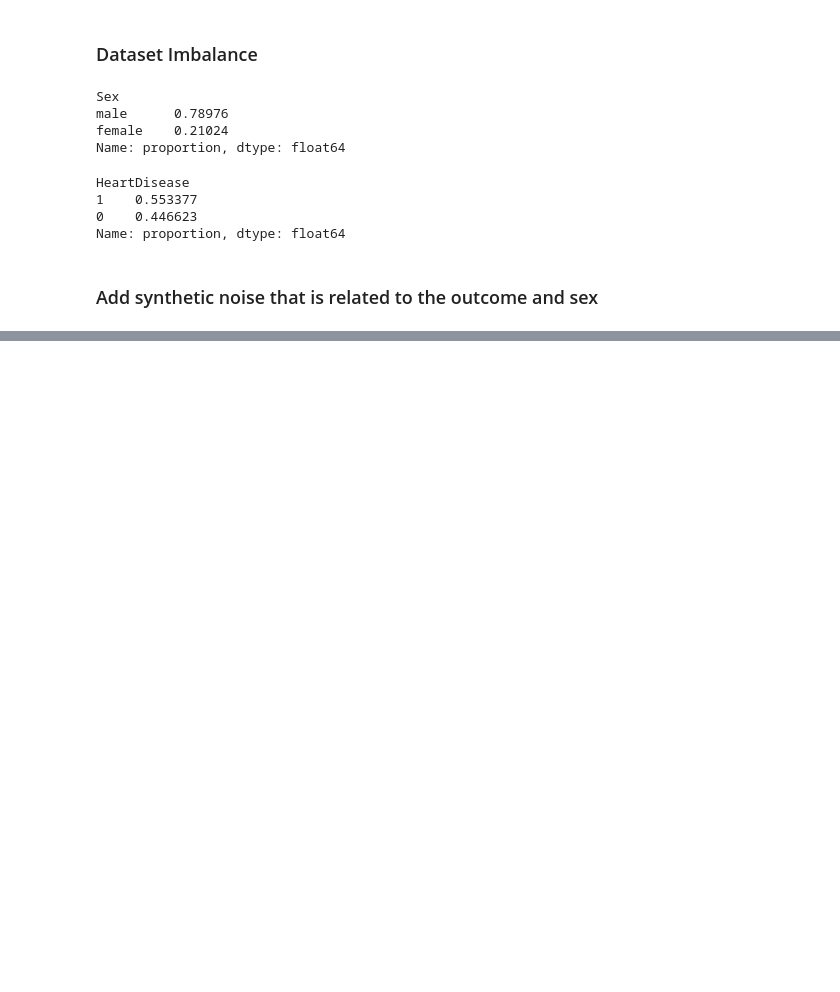
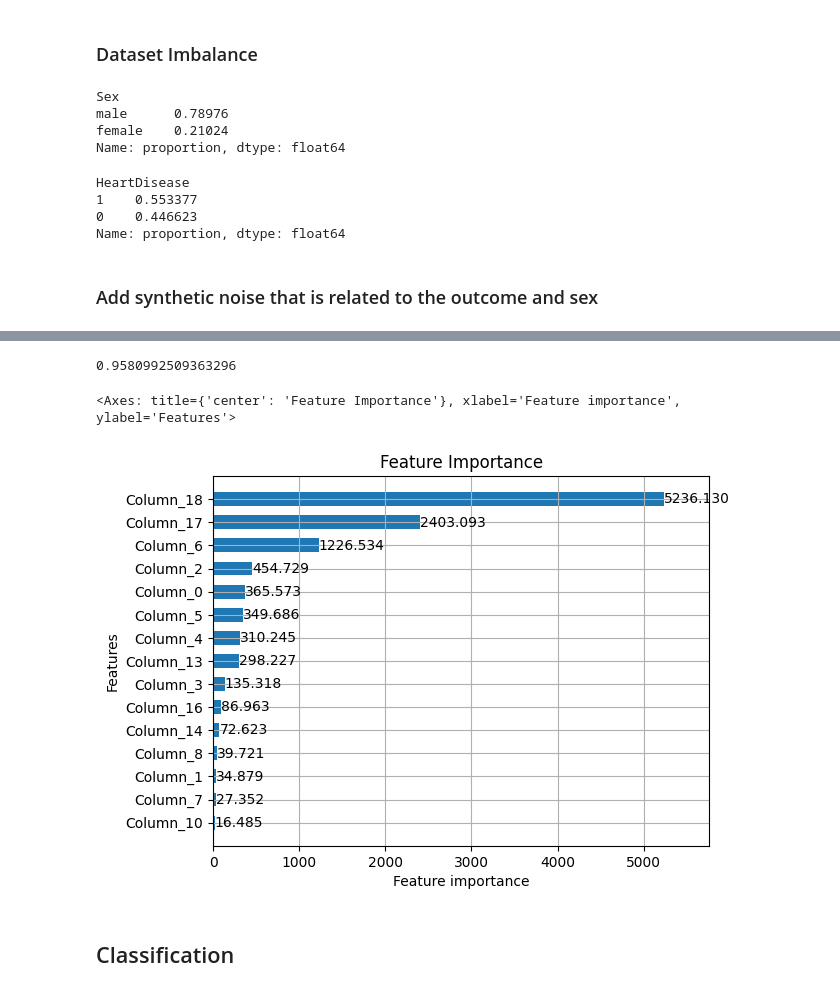
Before and after one commit to XueningD65/TriageAssist, a Jupyter notebook: dataset_load_and_test.ipynb, the cells around one changed output, grey strips where cells are left out. Saved outputs shown, nothing was run; the diff lists cells and outputs as text; code cells hidden in the pictures; blank space fills up the shorter version.

Commit message:
Tested some classifiers.

```diff
--- a/dataset_load_and_test.ipynb
+++ b/dataset_load_and_test.ipynb
@@ -130,0 +203,28 @@ X.loc[:, "Interest"] = np.random.normal(loc=2 * Y, scale=A)
+# %%
+A_str = A.map({1: "male", 2: "female"})
+X_train, X_test, y_train, y_test, A_train, A_test = train_test_split(
+    X, Y, A_str, test_size=0.35, stratify=Y
+)
+
+X_train, y_train, A_train = resample_training_data(X_train, y_train, A_train)
+# %%
+import lightgbm as lgb
+
+lgb_params = {
+    "objective": "binary",
+    "metric": "auc",
+    "learning_rate": 0.03,
+    "num_leaves": 10,
+    "max_depth": 3,
+    "random_state": rand_seed,
+    "n_jobs": 1,
+}
+
+estimator = Pipeline(
+    steps=[
+        ("preprocessing", StandardScaler()),
+        ("classifier", lgb.LGBMClassifier(**lgb_params)),
+    ]
+)
+
+estimator.fit(X_train, y_train)
@@ -130,0 +257,17 @@ X.loc[:, "Interest"] = np.random.normal(loc=2 * Y, scale=A)
+# %%
+roc_auc_score(y_test, Y_pred_proba)
+# %% [output]
+0.9580992509363296
+# %%
+lgb.plot_importance(
+    estimator.named_steps["classifier"],
+    height=0.6,
+    title="Feature Importance",
+    importance_type="gain",
+    max_num_features=15,
+)
+# %% [output]
+<Axes: title={'center': 'Feature Importance'}, xlabel='Feature importance', ylabel='Features'>
+[figure, added]
+# %% [markdown]
+## Classification
```
Also changed, not shown: parts of 28 cells of this notebook, 10 other files.
